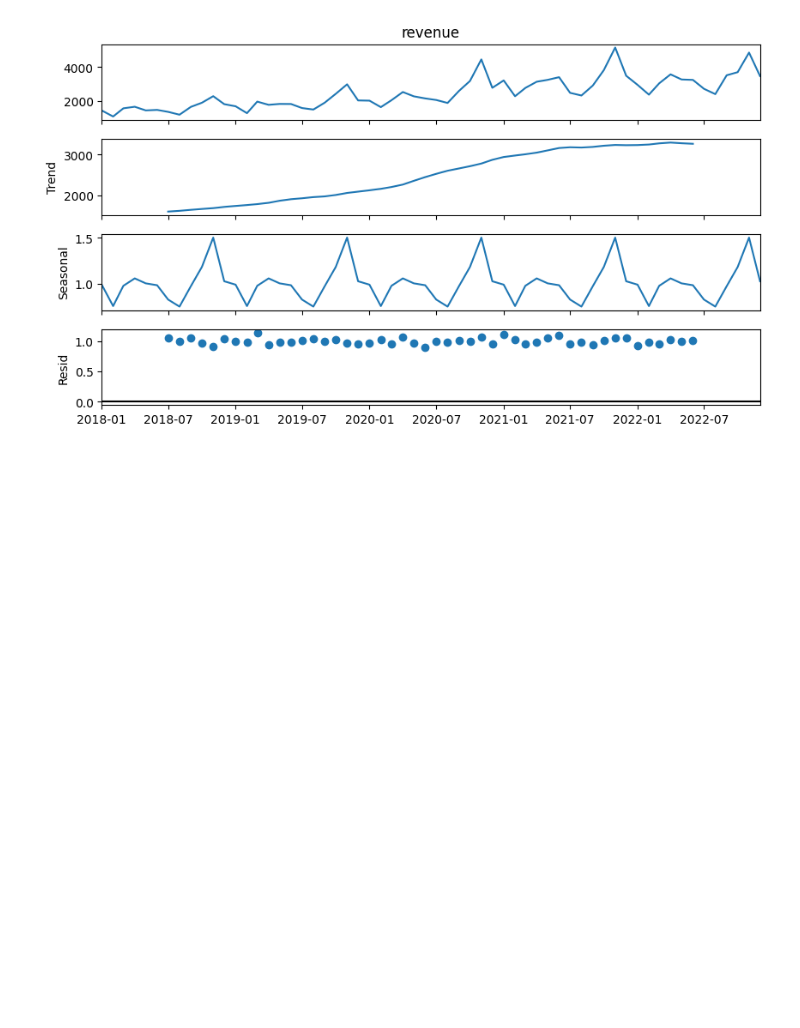
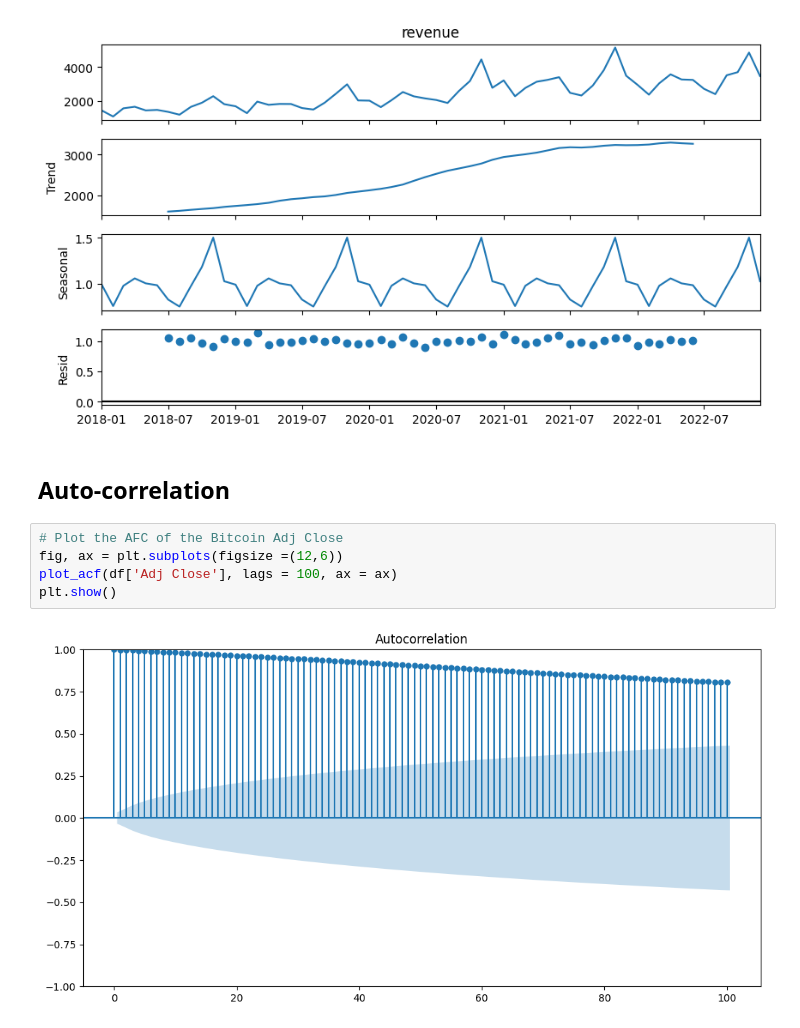
Before and after one commit to nurcoz/Udemy_time_series, a Jupyter notebook: Introduction_to_Time_Series_Analysis.ipynb, the cells around one changed output. Drawn from its saved outputs; the diff is of its cells as text; blank space fills up the shorter version.

```diff
--- a/Introduction_to_Time_Series_Analysis.ipynb
+++ b/Introduction_to_Time_Series_Analysis.ipynb
@@ -315,3 +315,12 @@ fig.set_size_inches(9,5)
 plt.show()
 # %% [output]
 [figure]
+# %% [markdown]
+## Auto-correlation
+# %%
+# Plot the AFC of the Bitcoin Adj Close
+fig, ax = plt.subplots(figsize =(12,6))
+plot_acf(df['Adj Close'], lags = 100, ax = ax)
+plt.show()
+# %% [output]
+[figure, added]
```
Also changed, not shown: parts of 1 cell of this notebook.
